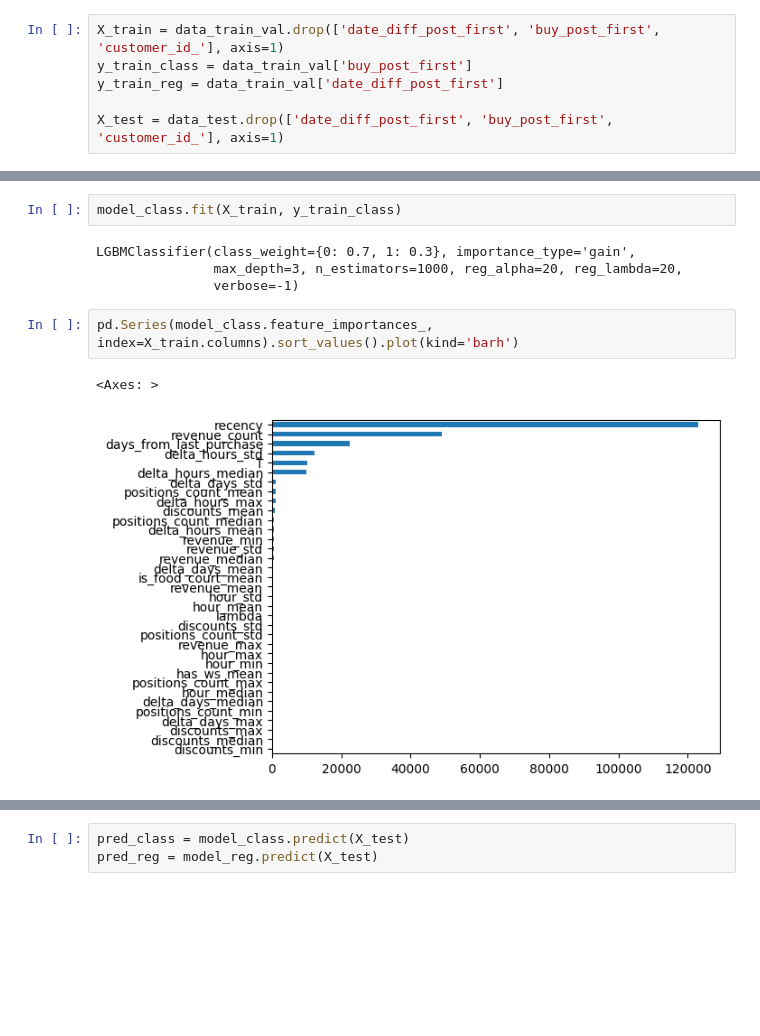
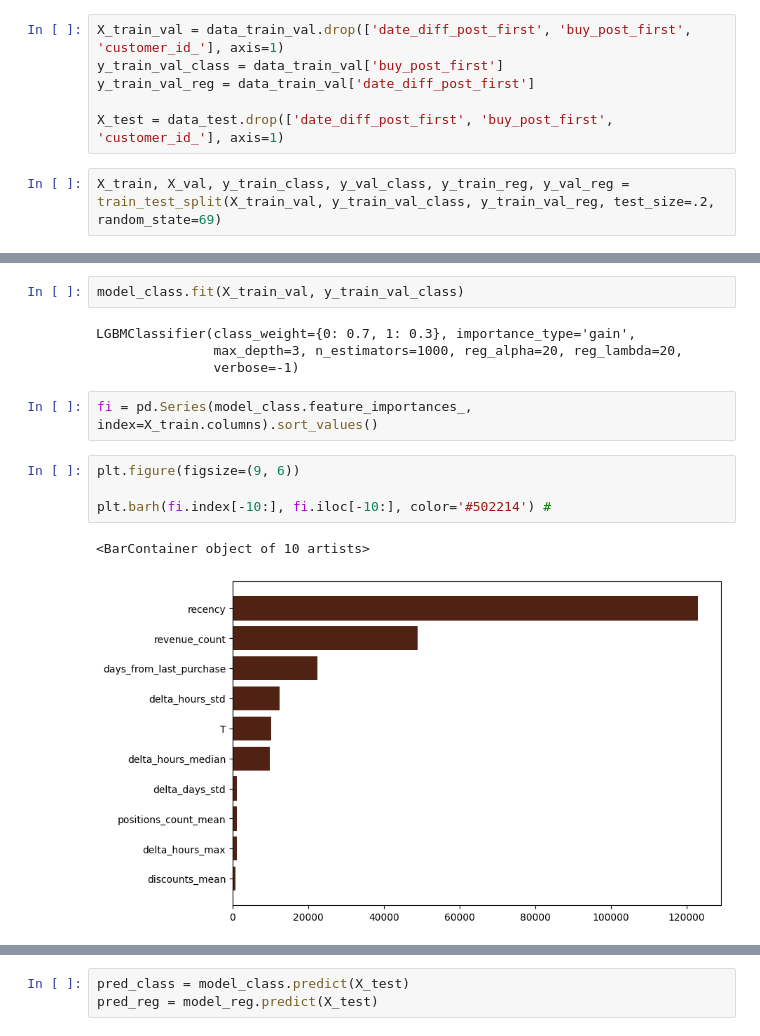
Before and after one commit to aayugay99/hacks-ai-AST, a Jupyter notebook: boosting.ipynb, the cells around one changed output, grey strips where cells are left out. Saved outputs shown, nothing was run; the diff lists cells and outputs as text; blank space fills up the shorter version.

```diff
--- a/boosting.ipynb
+++ b/boosting.ipynb
@@ -120,6 +126,8 @@ data_test.head()
 # %%
-X_train = data_train_val.drop(['date_diff_post_first', 'buy_post_first', 'customer_id_'], axis=1)
-y_train_class = data_train_val['buy_post_first']
-y_train_reg = data_train_val['date_diff_post_first']
+X_train_val = data_train_val.drop(['date_diff_post_first', 'buy_post_first', 'customer_id_'], axis=1)
+y_train_val_class = data_train_val['buy_post_first']
+y_train_val_reg = data_train_val['date_diff_post_first']
 
 X_test = data_test.drop(['date_diff_post_first', 'buy_post_first', 'customer_id_'], axis=1)
+# %%
+X_train, X_val, y_train_class, y_val_class, y_train_reg, y_val_reg = train_test_split(X_train_val, y_train_val_class, y_train_val_reg, test_size=.2, random_state=69)
@@ -139,16 +149,20 @@ print(f'ROC-AUC: {res.mean():.3f} ± {res.std():.3f}')
 # %% [output]
 ROC-AUC: 0.751 ± 0.000
 # %%
-model_class.fit(X_train, y_train_class)
+model_class.fit(X_train_val, y_train_val_class)
 # %% [output]
 LGBMClassifier(class_weight={0: 0.7, 1: 0.3}, importance_type='gain',
                max_depth=3, n_estimators=1000, reg_alpha=20, reg_lambda=20,
                verbose=-1)
 # %%
-pd.Series(model_class.feature_importances_, index=X_train.columns).sort_values().plot(kind='barh')
+fi = pd.Series(model_class.feature_importances_, index=X_train.columns).sort_values()
-# %% [output]
-<Axes: >
-[figure, removed]
+# %%
+plt.figure(figsize=(9, 6))
+
+plt.barh(fi.index[-10:], fi.iloc[-10:], color='#502214') #
+# %% [output]
+<BarContainer object of 10 artists>
+[figure, added]
 # %%
 model_reg = LGBMRegressor(
     n_estimators=1000,
```
Also changed, not shown: parts of 27 cells of this notebook, 1 other file.
